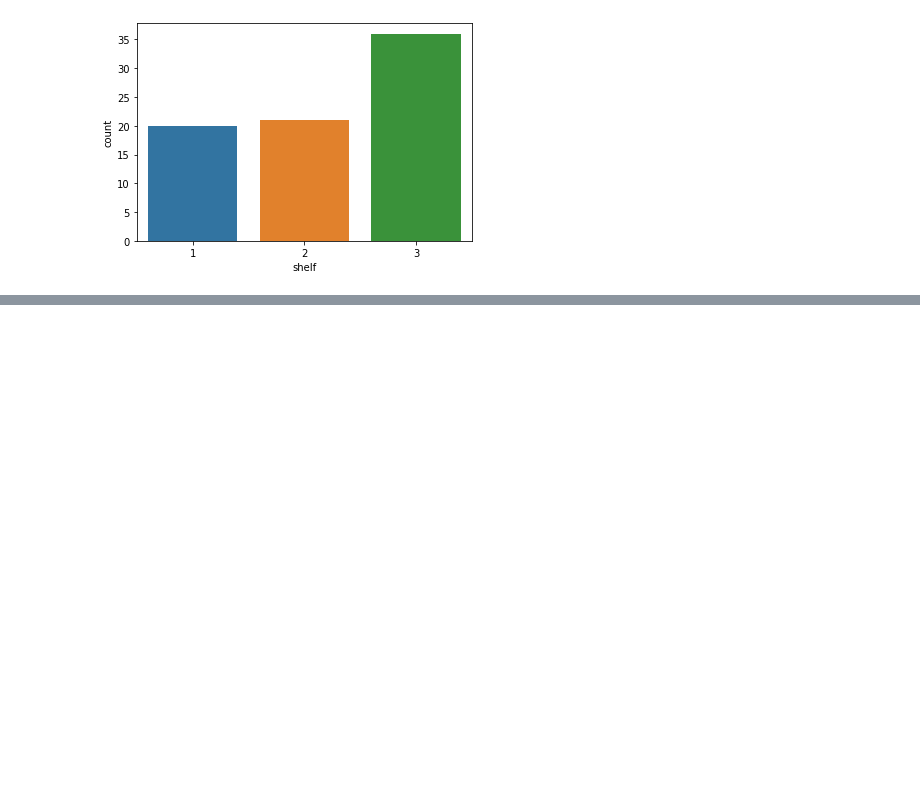
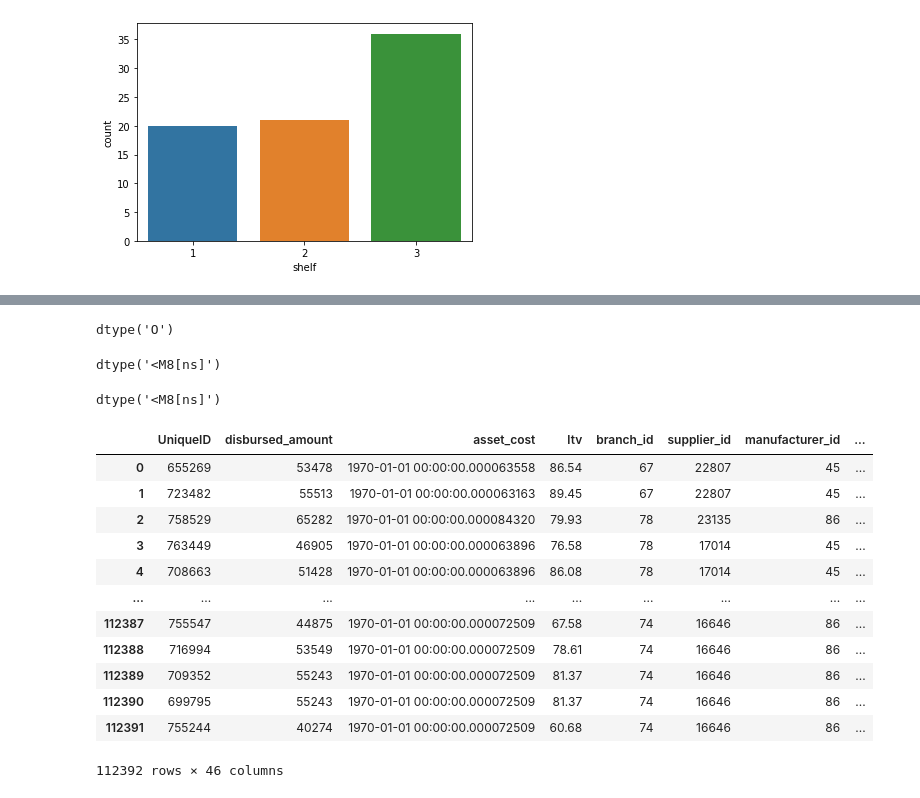
Before and after one commit to jwen2/Refinyr, a Jupyter notebook: backend/test_files/Testing Python Functions.ipynb, the cells around one changed output, grey strips where cells are left out. Drawn from its saved outputs; the diff is of its cells as text; code cells hidden in the pictures; blank space fills up the shorter version.

Commit message:
added function to transform date variable

```diff
--- a/backend/test_files/Testing Python Functions.ipynb
+++ b/backend/test_files/Testing Python Functions.ipynb
@@ -166,0 +179,57 @@ sns.countplot(x='shelf', data=df2)
+# %%
+df['Date.of.Birth'].dtype
+# %% [output]
+dtype('O')
+# %%
+df['Date.of.Birth']= pd.to_datetime(df['Date.of.Birth'])
+# %%
+df['Date.of.Birth'].dtype
+# %% [output]
+dtype('<M8[ns]')
+# %%
+df['asset_cost']= pd.to_datetime(df['asset_cost'])
+# %%
+df['asset_cost'].dtype
+# %% [output]
+dtype('<M8[ns]')
+# %%
+def dateTransformer(df, col_name, t):
+    df[col_name] = pd.to_datetime(df[col_name])
+    if t == 'day':
+        df[col_name+"_day"] = df[col_name].dt.day
+        return df
+    elif t == 'month':
+        df[col_name+"_month"] = df[col_name].dt.month
+        return df
+    elif t == 'year':
+        df[col_name+"_year"] = df[col_name].dt.year
+        return df
+    elif t == 'quarter':
+        df[col_name+"_quarter"] = df[col_name].dt.quarter
+        return df
+    elif t == 'dayofweek':
+        df[col_name+"_dayofweek"] = df[col_name].dt.dayofweek
+        return df
+    elif t == 'weekday':
+        df[col_name+"_weekday"] = df[col_name].dt.day_name()
+        return df
+    else:
+        return df
+# %%
+x = dateTransformer(df, 'Date.of.Birth', 'weekday')
+# %%
+x
+# %% [output]
+|  | UniqueID | disbursed_amount | asset_cost | ltv | branch_id | supplier_id | manufacturer_id | ... |
+| 0 | 655269 | 53478 | 1970-01-01 00:00:00.000063558 | 86.54 | 67 | 22807 | 45 | ... |
+| 1 | 723482 | 55513 | 1970-01-01 00:00:00.000063163 | 89.45 | 67 | 22807 | 45 | ... |
+| 2 | 758529 | 65282 | 1970-01-01 00:00:00.000084320 | 79.93 | 78 | 23135 | 86 | ... |
+| 3 | 763449 | 46905 | 1970-01-01 00:00:00.000063896 | 76.58 | 78 | 17014 | 45 | ... |
+| 4 | 708663 | 51428 | 1970-01-01 00:00:00.000063896 | 86.08 | 78 | 17014 | 45 | ... |
+| ... | ... | ... | ... | ... | ... | ... | ... | ... |
+| 112387 | 755547 | 44875 | 1970-01-01 00:00:00.000072509 | 67.58 | 74 | 16646 | 86 | ... |
+| 112388 | 716994 | 53549 | 1970-01-01 00:00:00.000072509 | 78.61 | 74 | 16646 | 86 | ... |
+| 112389 | 709352 | 55243 | 1970-01-01 00:00:00.000072509 | 81.37 | 74 | 16646 | 86 | ... |
+| 112390 | 699795 | 55243 | 1970-01-01 00:00:00.000072509 | 81.37 | 74 | 16646 | 86 | ... |
+| 112391 | 755244 | 40274 | 1970-01-01 00:00:00.000072509 | 60.68 | 74 | 16646 | 86 | ... |
+112392 rows × 46 columns
```
Also changed, not shown: parts of 6 cells of this notebook, 2 other files.
